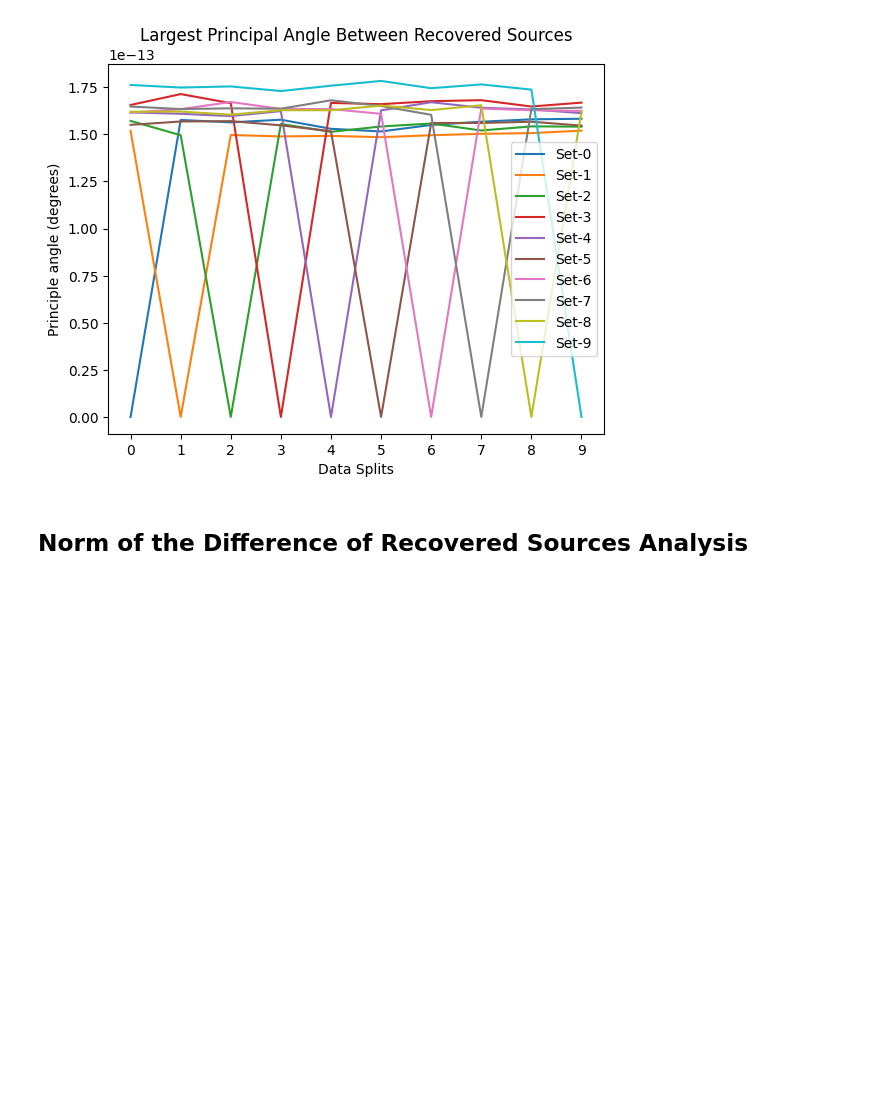
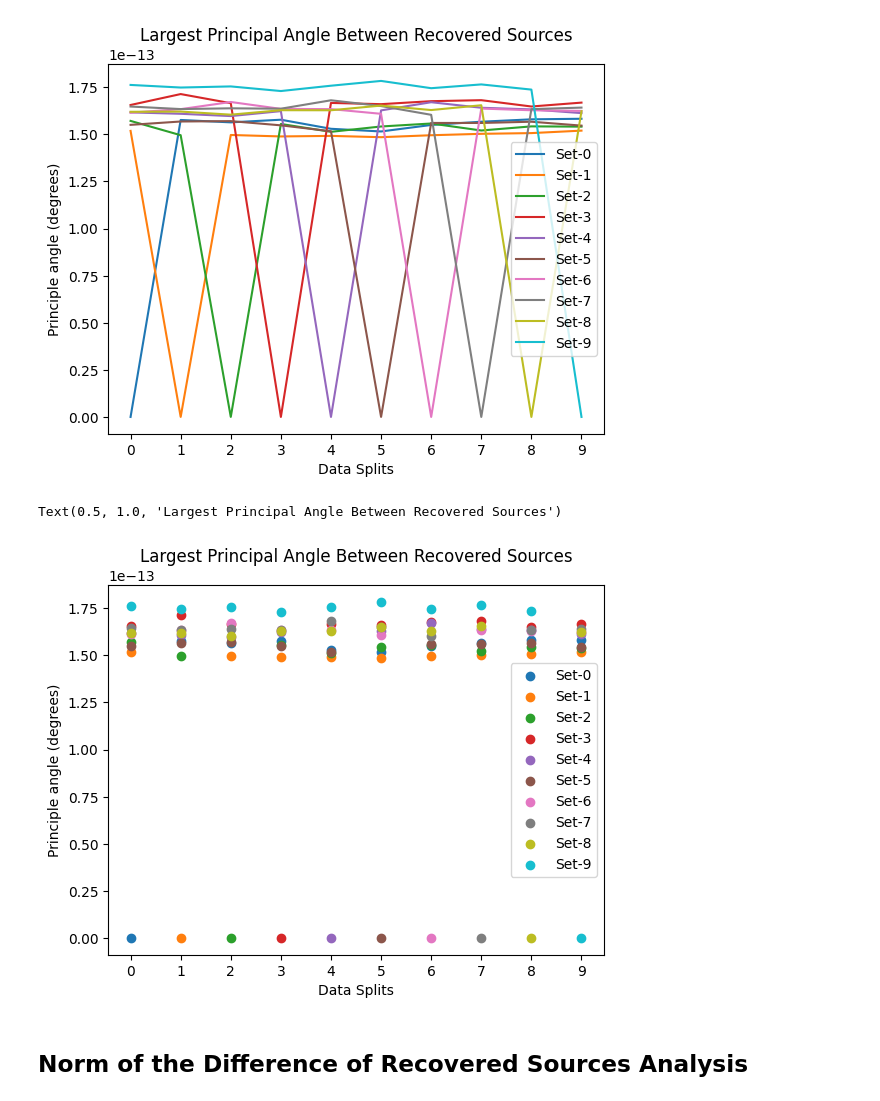
Before and after one commit to matthewmerris/TensorizedRatNets, a Jupyter notebook: notebooks/L300100_baseline.ipynb, the cells around one changed output. Cells and saved outputs as stored; diff of their text form; code cells hidden in the pictures; blank space fills up the shorter version.

```diff
--- a/notebooks/L300100_baseline.ipynb
+++ b/notebooks/L300100_baseline.ipynb
@@ -160,6 +160,17 @@ plt.title('Largest Principal Angle Between Recovered Sources')
 # %% [output]
 Text(0.5, 1.0, 'Largest Principal Angle Between Recovered Sources')
 [figure]
+# %%
+for i in range(angles_cols.shape[0]):
+    plt.scatter(range(10),angles_cols[i,:], label=f"Set-{i}")
+plt.legend()
+plt.xticks(range(10))
+plt.xlabel('Data Splits')
+plt.ylabel('Principle angle (degrees)')
+plt.title('Largest Principal Angle Between Recovered Sources')
+# %% [output]
+Text(0.5, 1.0, 'Largest Principal Angle Between Recovered Sources')
+[figure, added]
 # %% [markdown]
 ## Norm of the Difference of Recovered Sources Analysis
 # %%
```
Also changed, not shown: parts of 1 cell of this notebook, 2 other files.
